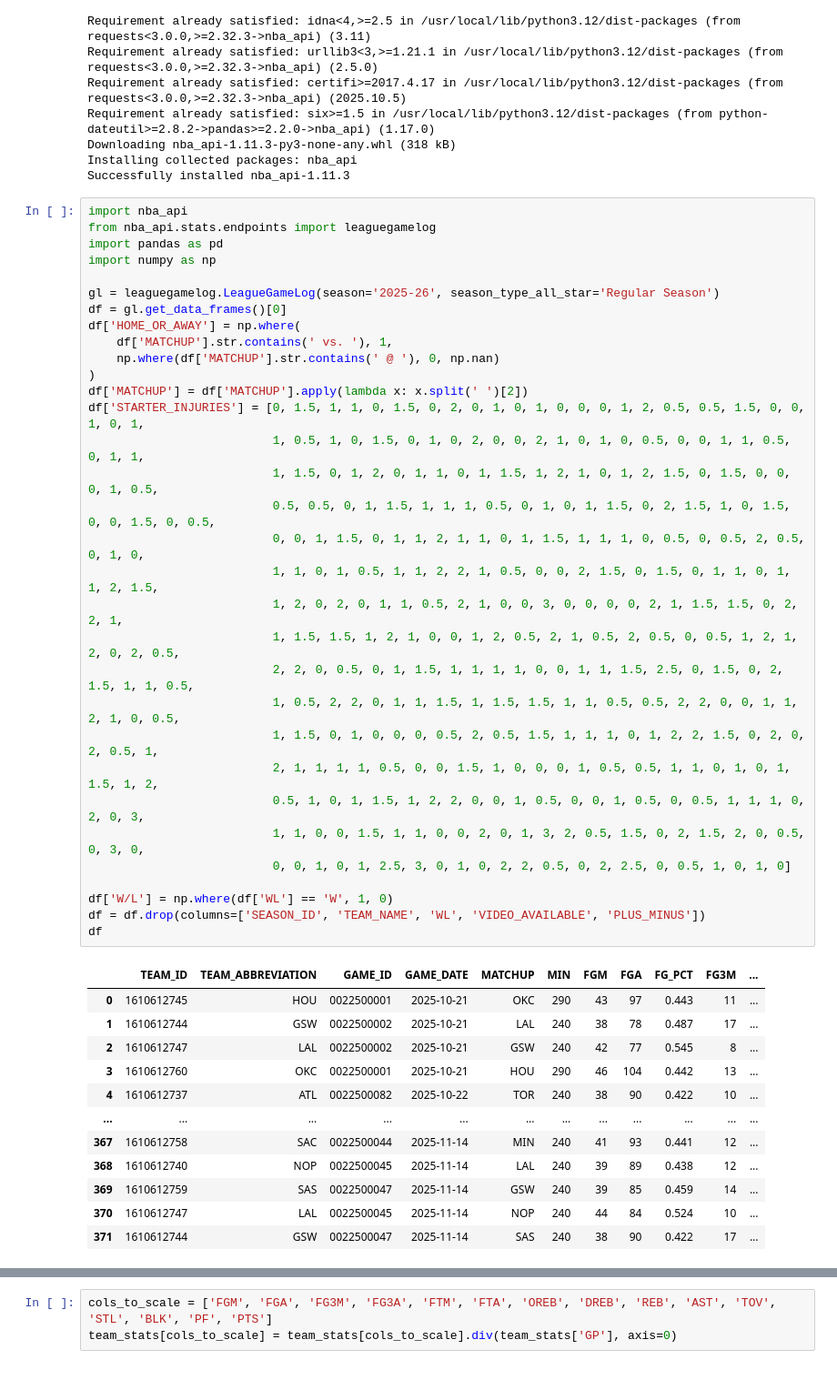
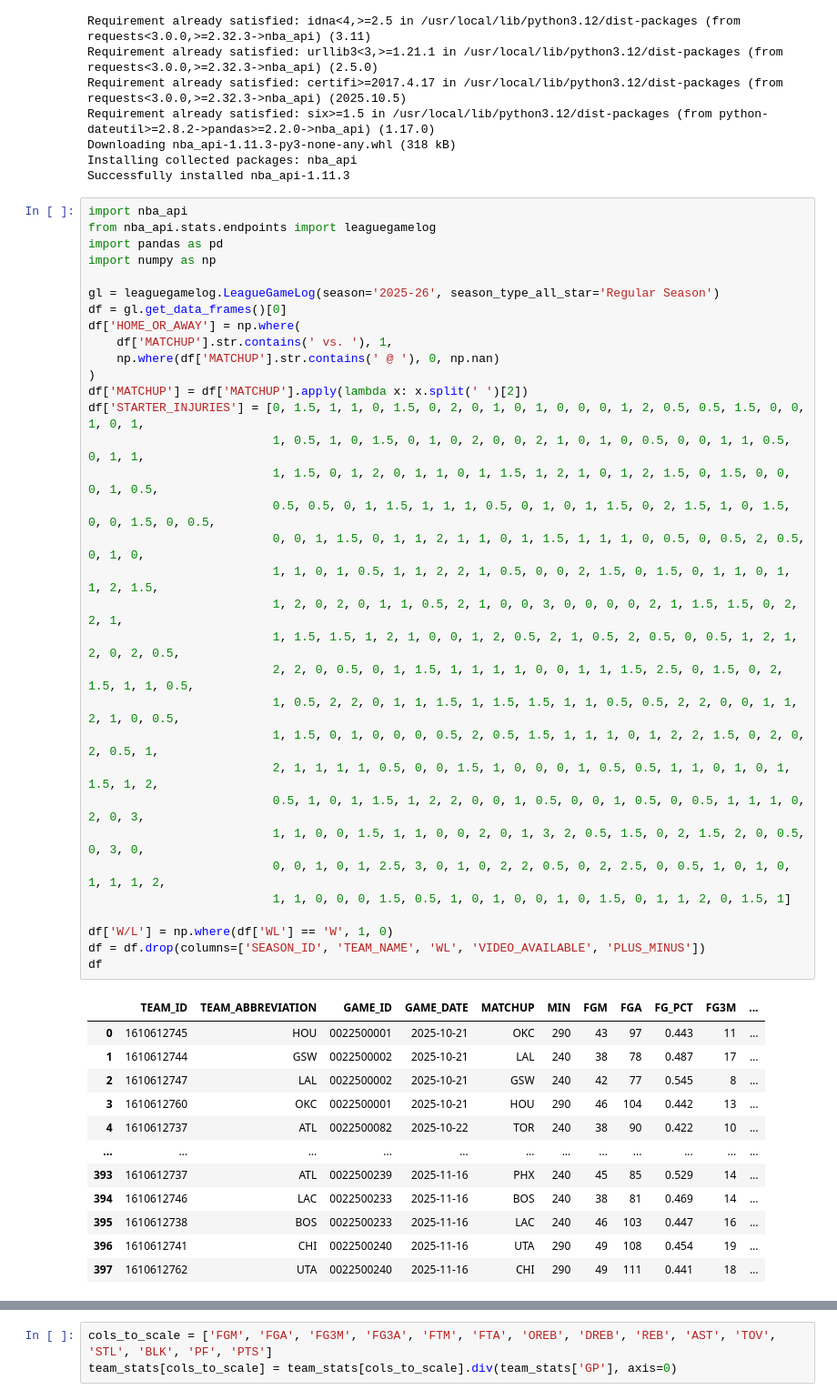
Before and after one commit to pchalhoub/portfolio, a Jupyter notebook: NBA2025.ipynb, the cells around one changed output, grey strips where cells are left out. Shown at 91% size. Cells and saved outputs as stored; diff of their text form.

```diff
--- a/NBA2025.ipynb
+++ b/NBA2025.ipynb
@@ -32,36 +32,37 @@ df['HOME_OR_AWAY'] = np.where(
     df['MATCHUP'].str.contains(' vs. '), 1,
     np.where(df['MATCHUP'].str.contains(' @ '), 0, np.nan)
 )
 df['MATCHUP'] = df['MATCHUP'].apply(lambda x: x.split(' ')[2])
 df['STARTER_INJURIES'] = [0, 1.5, 1, 1, 0, 1.5, 0, 2, 0, 1, 0, 1, 0, 0, 0, 1, 2, 0.5, 0.5, 1.5, 0, 0, 1, 0, 1,
                           1, 0.5, 1, 0, 1.5, 0, 1, 0, 2, 0, 0, 2, 1, 0, 1, 0, 0.5, 0, 0, 1, 1, 0.5, 0, 1, 1,
                           1, 1.5, 0, 1, 2, 0, 1, 1, 0, 1, 1.5, 1, 2, 1, 0, 1, 2, 1.5, 0, 1.5, 0, 0, 0, 1, 0.5,
                           0.5, 0.5, 0, 1, 1.5, 1, 1, 1, 0.5, 0, 1, 0, 1, 1.5, 0, 2, 1.5, 1, 0, 1.5, 0, 0, 1.5, 0, 0.5,
                           0, 0, 1, 1.5, 0, 1, 1, 2, 1, 1, 0, 1, 1.5, 1, 1, 1, 0, 0.5, 0, 0.5, 2, 0.5, 0, 1, 0,
                           1, 1, 0, 1, 0.5, 1, 1, 2, 2, 1, 0.5, 0, 0, 2, 1.5, 0, 1.5, 0, 1, 1, 0, 1, 1, 2, 1.5,
                           1, 2, 0, 2, 0, 1, 1, 0.5, 2, 1, 0, 0, 3, 0, 0, 0, 0, 2, 1, 1.5, 1.5, 0, 2, 2, 1,
                           1, 1.5, 1.5, 1, 2, 1, 0, 0, 1, 2, 0.5, 2, 1, 0.5, 2, 0.5, 0, 0.5, 1, 2, 1, 2, 0, 2, 0.5,
                           2, 2, 0, 0.5, 0, 1, 1.5, 1, 1, 1, 1, 0, 0, 1, 1, 1.5, 2.5, 0, 1.5, 0, 2, 1.5, 1, 1, 0.5,
                           1, 0.5, 2, 2, 0, 1, 1, 1.5, 1, 1.5, 1.5, 1, 1, 0.5, 0.5, 2, 2, 0, 0, 1, 1, 2, 1, 0, 0.5,
                           1, 1.5, 0, 1, 0, 0, 0, 0.5, 2, 0.5, 1.5, 1, 1, 1, 0, 1, 2, 2, 1.5, 0, 2, 0, 2, 0.5, 1,
                           2, 1, 1, 1, 1, 0.5, 0, 0, 1.5, 1, 0, 0, 0, 1, 0.5, 0.5, 1, 1, 0, 1, 0, 1, 1.5, 1, 2,
                           0.5, 1, 0, 1, 1.5, 1, 2, 2, 0, 0, 1, 0.5, 0, 0, 1, 0.5, 0, 0.5, 1, 1, 1, 0, 2, 0, 3,
                           1, 1, 0, 0, 1.5, 1, 1, 0, 0, 2, 0, 1, 3, 2, 0.5, 1.5, 0, 2, 1.5, 2, 0, 0.5, 0, 3, 0,
-                          0, 0, 1, 0, 1, 2.5, 3, 0, 1, 0, 2, 2, 0.5, 0, 2, 2.5, 0, 0.5, 1, 0, 1, 0]
+                          0, 0, 1, 0, 1, 2.5, 3, 0, 1, 0, 2, 2, 0.5, 0, 2, 2.5, 0, 0.5, 1, 0, 1, 0, 1, 1, 1, 2,
+                          1, 1, 0, 0, 0, 1.5, 0.5, 1, 0, 1, 0, 0, 1, 0, 1.5, 0, 1, 1, 2, 0, 1.5, 1]
 
 df['W/L'] = np.where(df['WL'] == 'W', 1, 0)
 df = df.drop(columns=['SEASON_ID', 'TEAM_NAME', 'WL', 'VIDEO_AVAILABLE', 'PLUS_MINUS'])
 df
 # %% [output]
 |  | TEAM_ID | TEAM_ABBREVIATION | GAME_ID | GAME_DATE | MATCHUP | MIN | FGM | FGA | FG_PCT | FG3M | ... |
 | 0 | 1610612745 | HOU | 0022500001 | 2025-10-21 | OKC | 290 | 43 | 97 | 0.443 | 11 | ... |
 | 1 | 1610612744 | GSW | 0022500002 | 2025-10-21 | LAL | 240 | 38 | 78 | 0.487 | 17 | ... |
 | 2 | 1610612747 | LAL | 0022500002 | 2025-10-21 | GSW | 240 | 42 | 77 | 0.545 | 8 | ... |
 | 3 | 1610612760 | OKC | 0022500001 | 2025-10-21 | HOU | 290 | 46 | 104 | 0.442 | 13 | ... |
 | 4 | 1610612737 | ATL | 0022500082 | 2025-10-22 | TOR | 240 | 38 | 90 | 0.422 | 10 | ... |
 | ... | ... | ... | ... | ... | ... | ... | ... | ... | ... | ... | ... |
-| 367 | 1610612758 | SAC | 0022500044 | 2025-11-14 | MIN | 240 | 41 | 93 | 0.441 | 12 | ... |
-| 368 | 1610612740 | NOP | 0022500045 | 2025-11-14 | LAL | 240 | 39 | 89 | 0.438 | 12 | ... |
-| 369 | 1610612759 | SAS | 0022500047 | 2025-11-14 | GSW | 240 | 39 | 85 | 0.459 | 14 | ... |
-| 370 | 1610612747 | LAL | 0022500045 | 2025-11-14 | NOP | 240 | 44 | 84 | 0.524 | 10 | ... |
-| 371 | 1610612744 | GSW | 0022500047 | 2025-11-14 | SAS | 240 | 38 | 90 | 0.422 | 17 | ... |
+| 393 | 1610612737 | ATL | 0022500239 | 2025-11-16 | PHX | 240 | 45 | 85 | 0.529 | 14 | ... |
+| 394 | 1610612746 | LAC | 0022500233 | 2025-11-16 | BOS | 240 | 38 | 81 | 0.469 | 14 | ... |
+| 395 | 1610612738 | BOS | 0022500233 | 2025-11-16 | LAC | 240 | 46 | 103 | 0.447 | 16 | ... |
+| 396 | 1610612741 | CHI | 0022500240 | 2025-11-16 | UTA | 290 | 49 | 108 | 0.454 | 19 | ... |
+| 397 | 1610612762 | UTA | 0022500240 | 2025-11-16 | CHI | 290 | 49 | 111 | 0.441 | 18 | ... |
```
Also changed, not shown: parts of 13 cells of this notebook.
